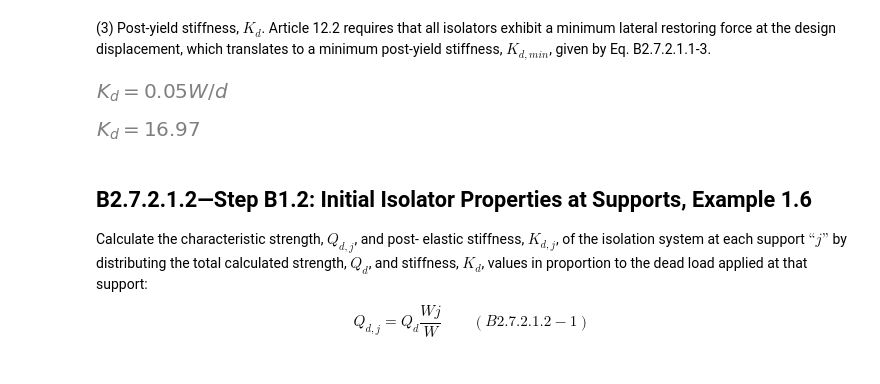
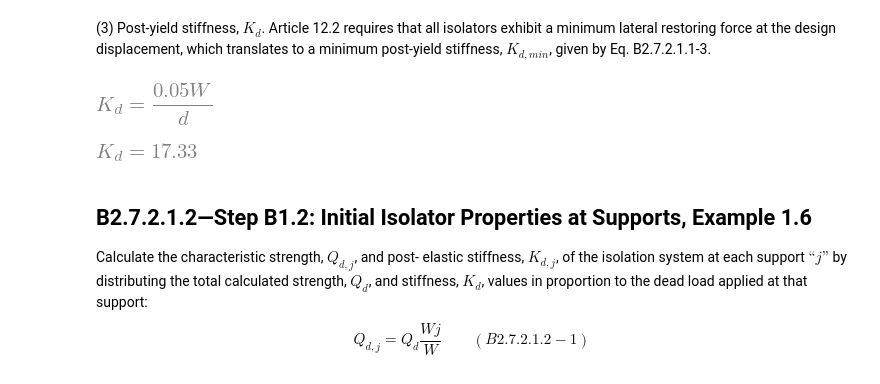
Before and after one commit to CFCSL/BASE-ISOLATION, a Jupyter notebook: base_isolation.ipynb, the cells around one changed output. Saved outputs shown, nothing was run; the diff lists cells and outputs as text; code cells hidden in the pictures.

```diff
--- a/base_isolation.ipynb
+++ b/base_isolation.ipynb
@@ -74,3 +74,5 @@ d_func()
 # %%
-round_equation(d_func(S_D1=S_D1_val, B_L=B_L_func(xi=0.31)))
+d_val=d_func(S_D1=S_D1_val,T_eff=1.0, B_L=B_L_func(xi=0.05)).rhs
+
+display(d_val)
 # %% [output]
@@ -98,10 +100,11 @@ def K_d_func(W=W,d=d):
     return round_equation(Eq(K_d, 2*K_d_min, evaluate= False))
 # %%
 display(K_d_func())
-display(K_d_func(W=678.62, d=2.0))
+W_val=678.62
+display(K_d_func(W=W_val, d=d_val))
 # %% [output]
-[figure, old version]
+[figure, new version]
-[figure, old version]
+[figure, new version]
 # %% [markdown]
 ## B2.7.2.1.2—Step B1.2: Initial Isolator Properties at Supports, Example 1.6
 Calculate the characteristic strength, $Q_{d,j}$, and post- elastic stiffness, $K_{d,j}$, of the isolation system at each support $“j”$ by distributing the total calculated strength, $Q_d$, and stiffness, $K_d$, values in proportion to the dead load applied at that support:
```
Also changed, not shown: parts of 27 cells of this notebook, 2 other files.
